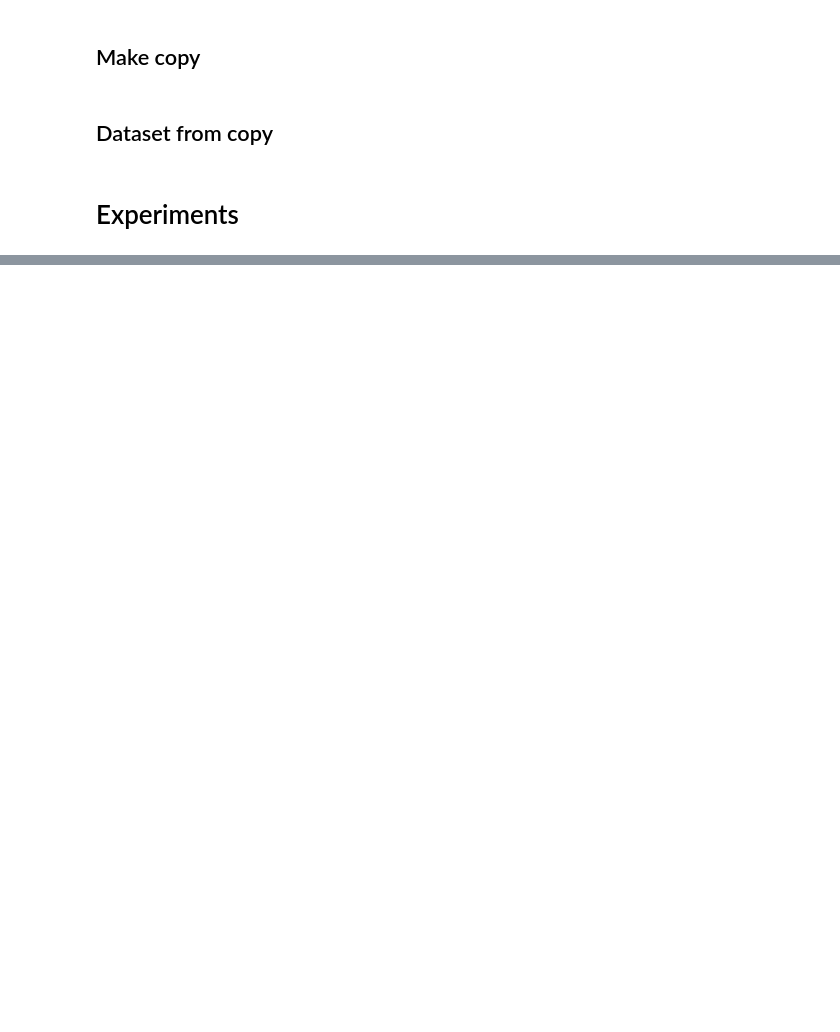
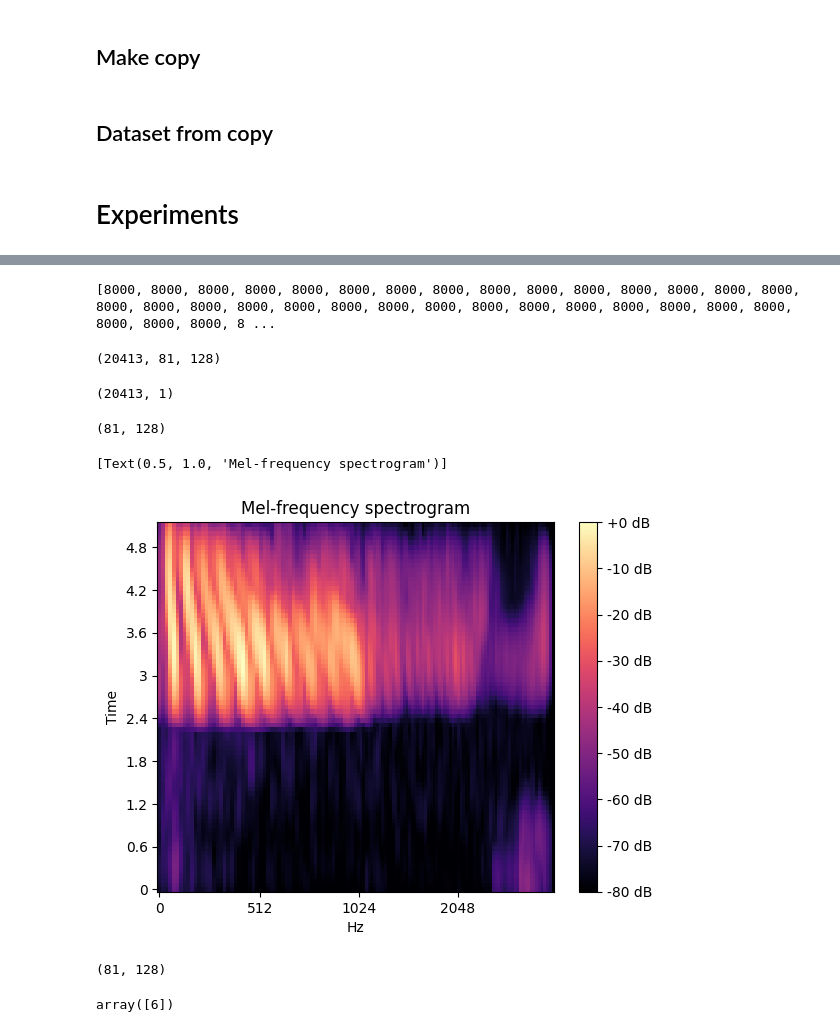
Before and after one commit to Wladeko/Speech_Commands_with_RNNs, a Jupyter notebook: main.ipynb, the cells around one changed output, grey strips where cells are left out. Saved outputs shown, nothing was run; the diff lists cells and outputs as text; code cells hidden in the pictures; blank space fills up the shorter version.

```diff
--- a/main.ipynb
+++ b/main.ipynb
@@ -309,0 +478,17 @@ dataset = tf.data.Dataset.from_tensor_slices((train_data, train_labels)).shuffle
+# %%
+lengths.sort()
+print(lengths)
+# %% [output]
+[8000, 8000, 8000, 8000, 8000, 8000, 8000, 8000, 8000, 8000, 8000, 8000, 8000, 8000, 8000, 8000, 8000, 8000, 8000, 8000, 8000, 8000, 8000, 8000, 8000, 8000, 8000, 8000, 8000, 8000, 8000, 8000, 8000, 8 ...
+# %%
+X_t.shape
+# %% [output]
+(20413, 81, 128)
+# %%
+y_t.shape
+# %% [output]
+(20413, 1)
+# %%
+X_t.shape[1:]
+# %% [output]
+(81, 128)
@@ -309,0 +497,18 @@ dataset = tf.data.Dataset.from_tensor_slices((train_data, train_labels)).shuffle
+# %%
+fig, ax = plt.subplots()
+img = librosa.display.specshow(X[5], x_axis='mel',
+                         y_axis='time', sr=8000,
+                         ax=ax)
+fig.colorbar(img, ax=ax, format='%+2.0f dB')
+ax.set(title='Mel-frequency spectrogram')
+# %% [output]
+[Text(0.5, 1.0, 'Mel-frequency spectrogram')]
+[figure, added]
+# %%
+X[0].shape
+# %% [output]
+(81, 128)
+# %%
+y[5]
+# %% [output]
+array([6])
```
Also changed, not shown: parts of 17 cells of this notebook.
